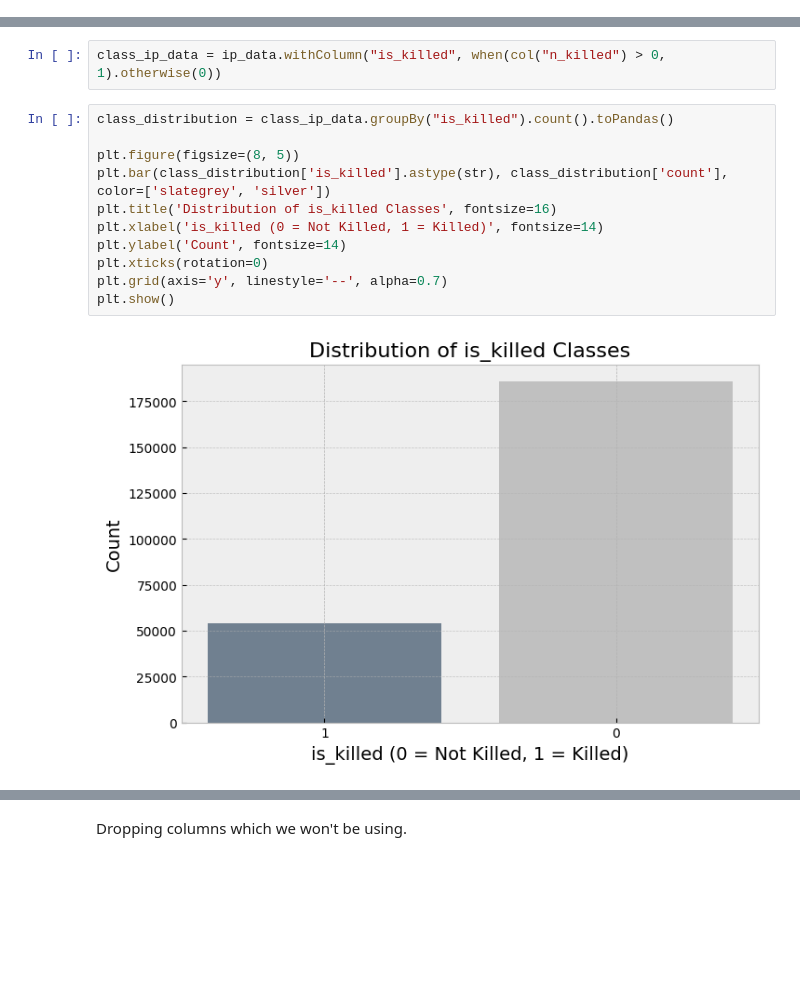
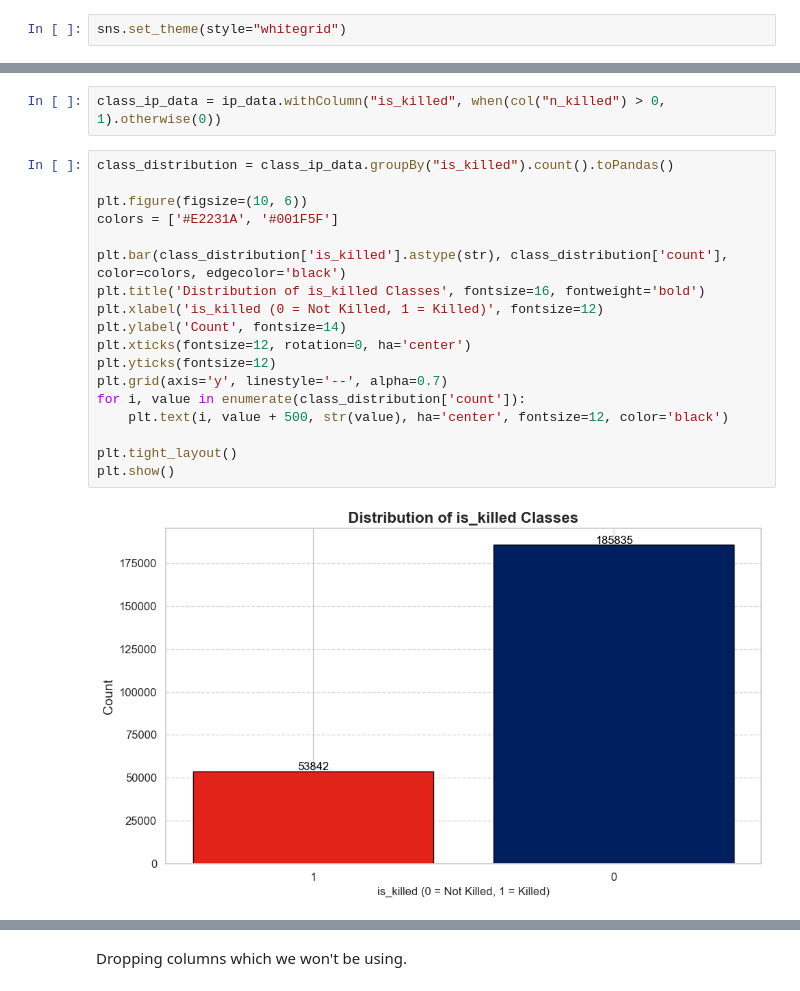
Before and after one commit to bharath03-a/Gun-Violence-Incidents, a Jupyter notebook: notebooks/05_classification.ipynb, the cells around one changed output, grey strips where cells are left out. Drawn from its saved outputs; the diff is of its cells as text; blank space fills up the shorter version.

```diff
--- a/notebooks/05_classification.ipynb
+++ b/notebooks/05_classification.ipynb
@@ -20,4 +21,6 @@ import os
 sys.path.append(os.path.abspath(os.path.join(os.getcwd(), '..')))
 from scripts.visualizations import Visualization
 from scripts.snowflake_sink import SnowflakeConnector
+# %%
+sns.set_theme(style="whitegrid")
 # %%
@@ -78,14 +80,21 @@ class_ip_data = ip_data.withColumn("is_killed", when(col("n_killed") > 0, 1).oth
 # %%
 class_distribution = class_ip_data.groupBy("is_killed").count().toPandas()
 
-plt.figure(figsize=(8, 5))
-plt.bar(class_distribution['is_killed'].astype(str), class_distribution['count'], color=['slategrey', 'silver'])
-plt.title('Distribution of is_killed Classes', fontsize=16)
-plt.xlabel('is_killed (0 = Not Killed, 1 = Killed)', fontsize=14)
+plt.figure(figsize=(10, 6))
+colors = ['#E2231A', '#001F5F']
+
+plt.bar(class_distribution['is_killed'].astype(str), class_distribution['count'], color=colors, edgecolor='black')
+plt.title('Distribution of is_killed Classes', fontsize=16, fontweight='bold')
+plt.xlabel('is_killed (0 = Not Killed, 1 = Killed)', fontsize=12)
 plt.ylabel('Count', fontsize=14)
-plt.xticks(rotation=0)
+plt.xticks(fontsize=12, rotation=0, ha='center')
+plt.yticks(fontsize=12)
 plt.grid(axis='y', linestyle='--', alpha=0.7)
+for i, value in enumerate(class_distribution['count']):
+    plt.text(i, value + 500, str(value), ha='center', fontsize=12, color='black')
+
+plt.tight_layout()
 plt.show()
 # %% [output]
-[figure, old version]
+[figure, new version]
 # %% [markdown]
```
Also changed, not shown: parts of 45 cells of this notebook.
